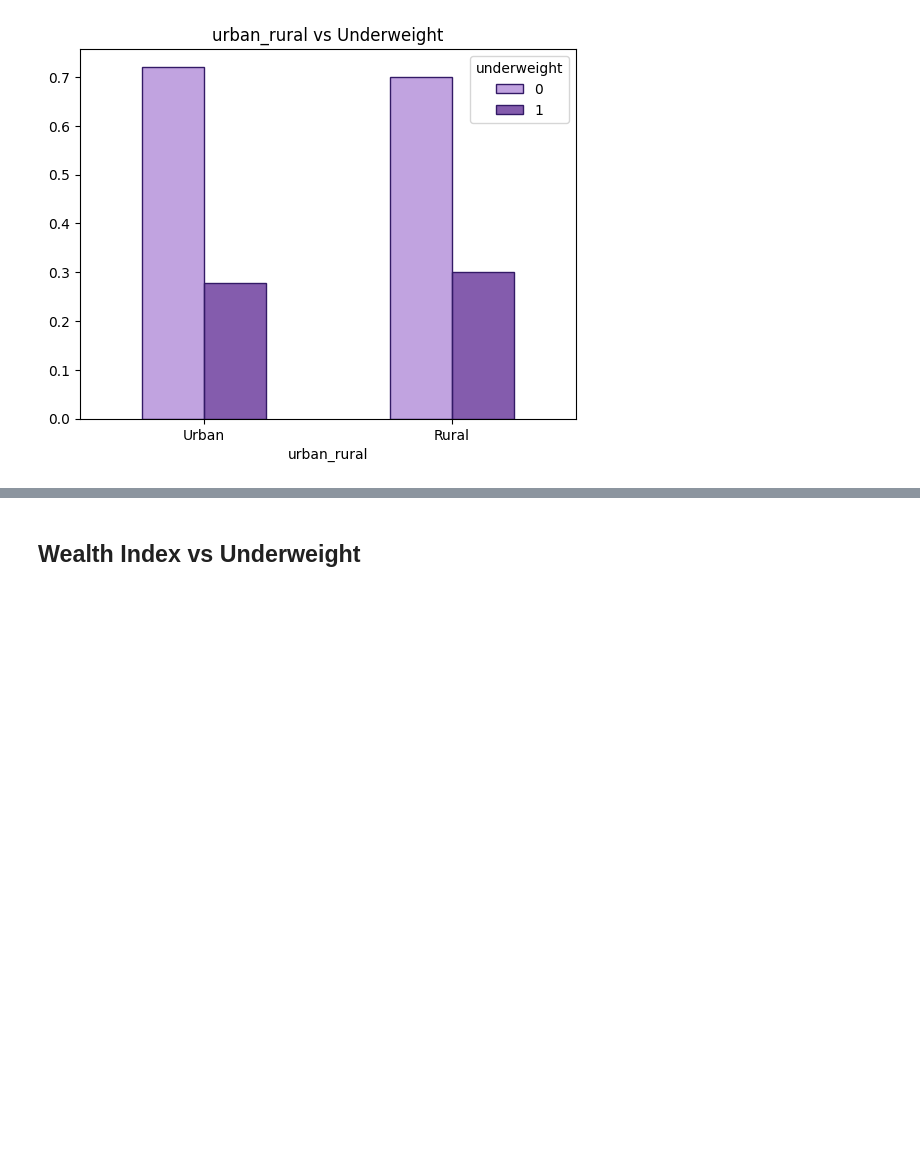
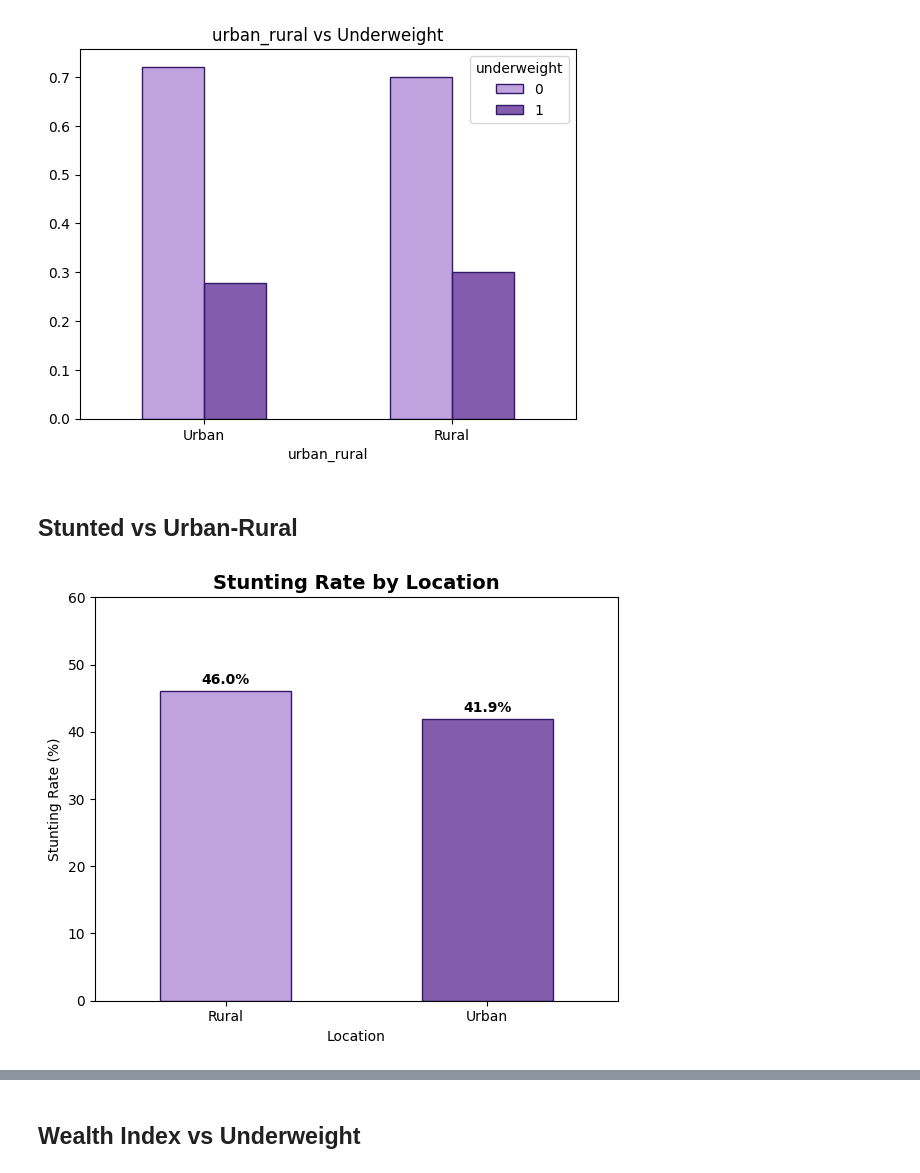
Before and after one commit to Nefertiti23/malnutrition-predictor, a Jupyter notebook: ml/notebooks/exploring/bivariate_analysis.ipynb, the cells around one changed output, grey strips where cells are left out. Cells and saved outputs as stored; diff of their text form; code cells hidden in the pictures; blank space fills up the shorter version.

```diff
--- a/ml/notebooks/exploring/bivariate_analysis.ipynb
+++ b/ml/notebooks/exploring/bivariate_analysis.ipynb
@@ -125,3 +141,25 @@ plt.show()
 # %% [output]
 <Figure size 640x480 with 0 Axes>
 [figure]
+# %% [markdown]
+## Stunted vs Urban-Rural
+# %%
+# Stunting rate by Urban vs Rural
+fig, ax = plt.subplots(figsize=(6, 5))
+location_labels = {0: 'Urban', 1: 'Rural'}
+df['location'] = df['urban_rural'].map(location_labels)
+location_stunting = df.groupby('location')['stunted'].mean() * 100
+colors = [color, dark_purple]
+location_stunting.plot(kind='bar', ax=ax, color=colors, edgecolor=edge_color, width=0.5)
+ax.set_title('Stunting Rate by Location', fontsize=14, fontweight='bold')
+ax.set_xlabel('Location')
+ax.set_ylabel('Stunting Rate (%)')
+ax.set_ylim(0, 60)
+for i, v in enumerate(location_stunting):
+    ax.text(i, v + 1, f'{v:.1f}%', ha='center', fontweight='bold')
+plt.xticks(rotation=0)
+plt.tight_layout()
+plt.savefig("screenshots/ss_bivariate/stunting_urban_bivariate_bar.png")
+plt.show()
+# %% [output]
+[figure, added]
```
Also changed, not shown: parts of 10 cells of this notebook, 11 other files.
